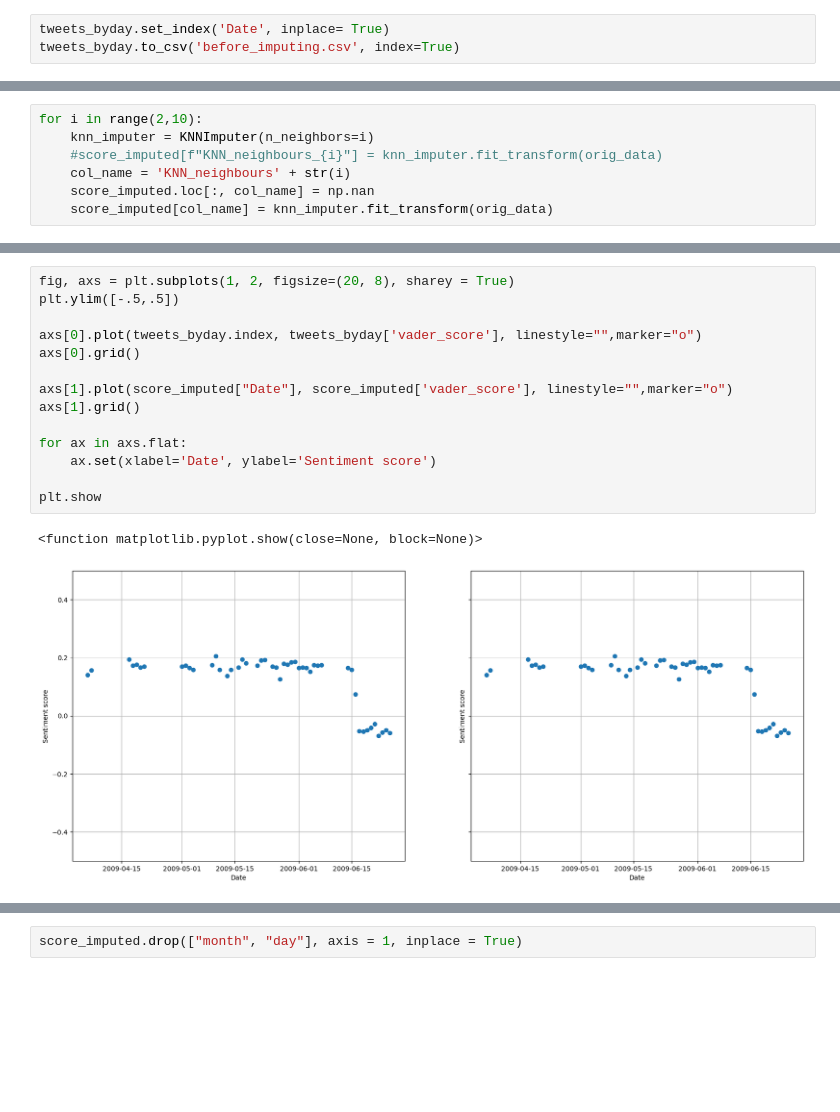
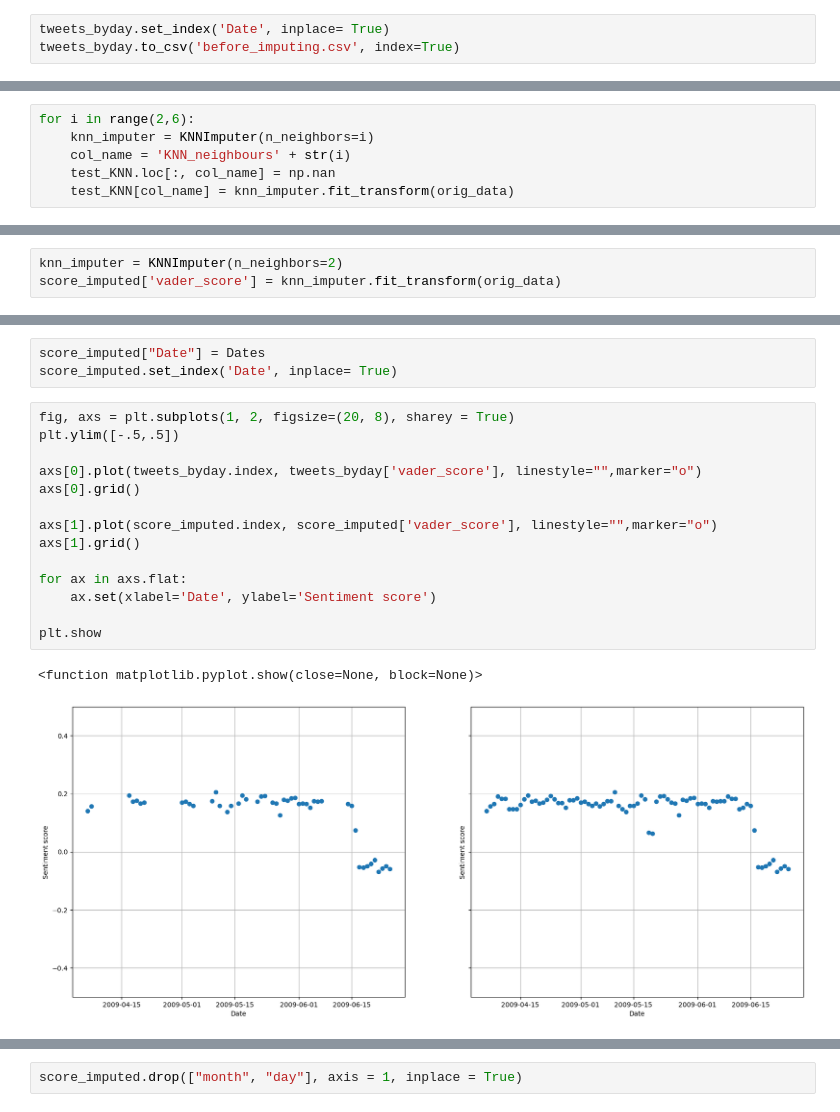
Before and after one commit to coharaCNJ/M.Sc.-Data-Analytics-Semester-2-CA2, a Jupyter notebook: Sentiment_Analysis.ipynb, the cells around one changed output, grey strips where cells are left out. Saved outputs shown, nothing was run; the diff lists cells and outputs as text; blank space fills up the shorter version.

```diff
--- a/Sentiment_Analysis.ipynb
+++ b/Sentiment_Analysis.ipynb
@@ -344,8 +340,7 @@ score_imputed
 # %%
-for i in range(2,10):
+for i in range(2,6):
     knn_imputer = KNNImputer(n_neighbors=i)
-    #score_imputed[f"KNN_neighbours_{i}"] = knn_imputer.fit_transform(orig_data)
     col_name = 'KNN_neighbours' + str(i)
-    score_imputed.loc[:, col_name] = np.nan
-    score_imputed[col_name] = knn_imputer.fit_transform(orig_data)
+    test_KNN.loc[:, col_name] = np.nan
+    test_KNN[col_name] = knn_imputer.fit_transform(orig_data)
 # %%
@@ -388,0 +395,3 @@ score_imputed.head(20)
+# %%
+knn_imputer = KNNImputer(n_neighbors=2)
+score_imputed['vader_score'] = knn_imputer.fit_transform(orig_data)
@@ -389,18 +414,21 @@ score_imputed.head(20)
+# %%
+score_imputed["Date"] = Dates
+score_imputed.set_index('Date', inplace= True)
 # %%
 fig, axs = plt.subplots(1, 2, figsize=(20, 8), sharey = True)
 plt.ylim([-.5,.5])
 
 axs[0].plot(tweets_byday.index, tweets_byday['vader_score'], linestyle="",marker="o")
 axs[0].grid()
 
-axs[1].plot(score_imputed["Date"], score_imputed['vader_score'], linestyle="",marker="o")
+axs[1].plot(score_imputed.index, score_imputed['vader_score'], linestyle="",marker="o")
 axs[1].grid()
 
 for ax in axs.flat:
     ax.set(xlabel='Date', ylabel='Sentiment score')
 
 plt.show
 # %% [output]
 <function matplotlib.pyplot.show(close=None, block=None)>
-[figure, old version]
+[figure, new version]
 # %%
```
Also changed, not shown: parts of 21 cells of this notebook, 7 other files.
